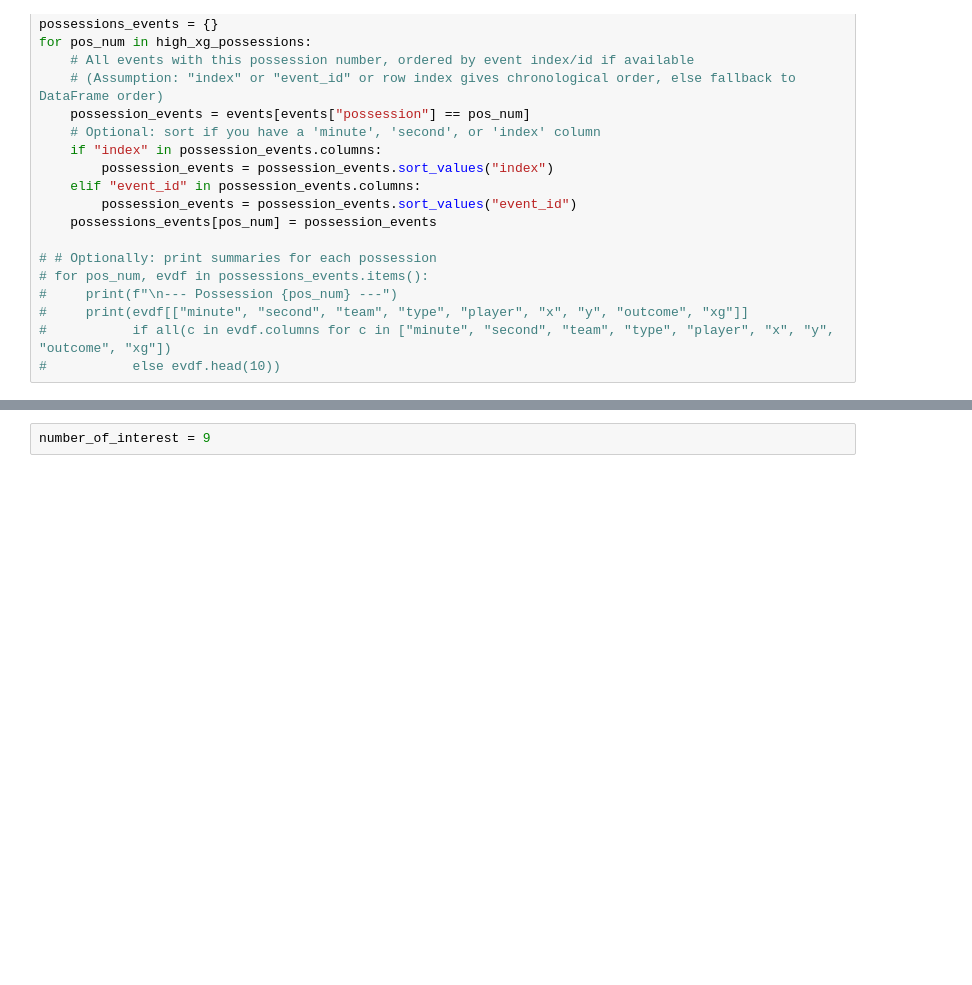
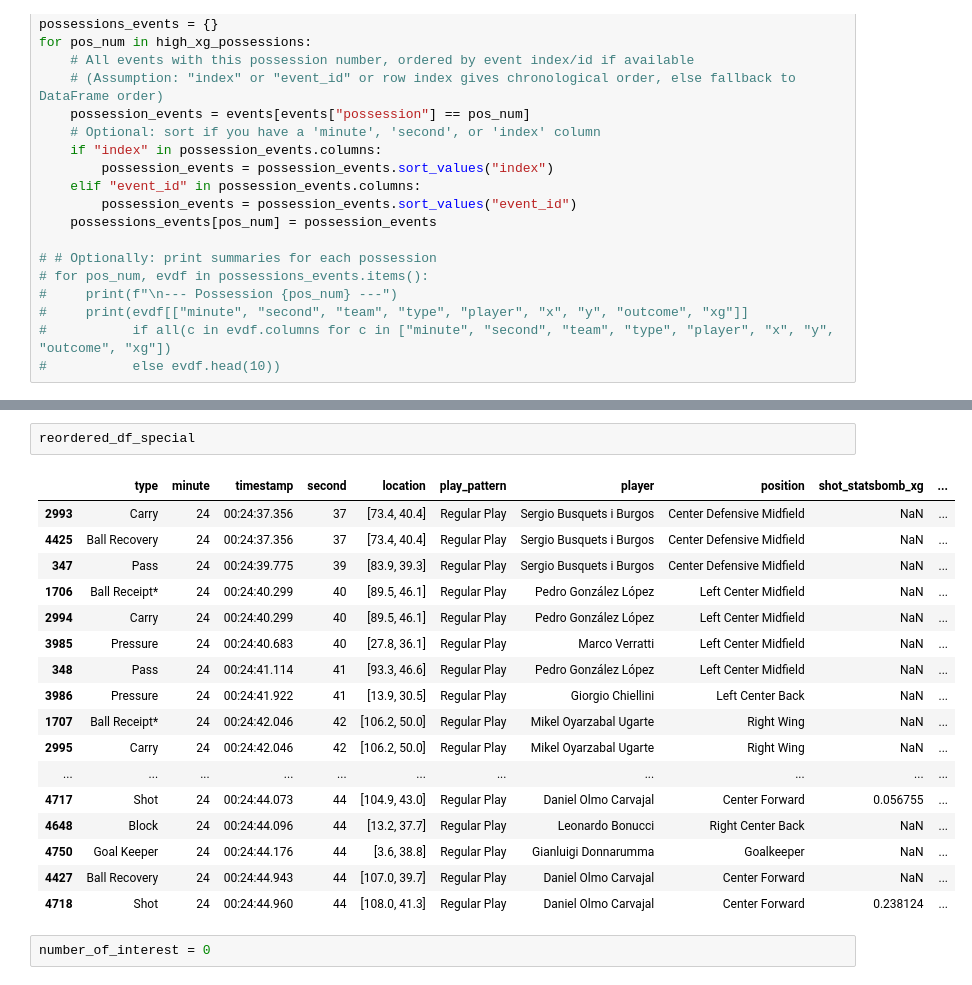
Before and after one commit to finnlsmith/SCOUTING_UI_PROJECT-, a Jupyter notebook: extra_eda_for_FE.ipynb, the cells around one changed output, grey strips where cells are left out. Saved outputs shown, nothing was run; the diff lists cells and outputs as text; blank space fills up the shorter version.

```diff
--- a/extra_eda_for_FE.ipynb
+++ b/extra_eda_for_FE.ipynb
@@ -144,2 +144,22 @@ len(high_xg_possessions)
+# %%
+reordered_df_special
+# %% [output]
+|  | type | minute | timestamp | second | location | play_pattern | player | position | shot_statsbomb_xg | ... |
+| 2993 | Carry | 24 | 00:24:37.356 | 37 | [73.4, 40.4] | Regular Play | Sergio Busquets i Burgos | Center Defensive Midfield | NaN | ... |
+| 4425 | Ball Recovery | 24 | 00:24:37.356 | 37 | [73.4, 40.4] | Regular Play | Sergio Busquets i Burgos | Center Defensive Midfield | NaN | ... |
+| 347 | Pass | 24 | 00:24:39.775 | 39 | [83.9, 39.3] | Regular Play | Sergio Busquets i Burgos | Center Defensive Midfield | NaN | ... |
+| 1706 | Ball Receipt* | 24 | 00:24:40.299 | 40 | [89.5, 46.1] | Regular Play | Pedro González López | Left Center Midfield | NaN | ... |
+| 2994 | Carry | 24 | 00:24:40.299 | 40 | [89.5, 46.1] | Regular Play | Pedro González López | Left Center Midfield | NaN | ... |
+| 3985 | Pressure | 24 | 00:24:40.683 | 40 | [27.8, 36.1] | Regular Play | Marco Verratti | Left Center Midfield | NaN | ... |
+| 348 | Pass | 24 | 00:24:41.114 | 41 | [93.3, 46.6] | Regular Play | Pedro González López | Left Center Midfield | NaN | ... |
+| 3986 | Pressure | 24 | 00:24:41.922 | 41 | [13.9, 30.5] | Regular Play | Giorgio Chiellini | Left Center Back | NaN | ... |
+| 1707 | Ball Receipt* | 24 | 00:24:42.046 | 42 | [106.2, 50.0] | Regular Play | Mikel Oyarzabal Ugarte | Right Wing | NaN | ... |
+| 2995 | Carry | 24 | 00:24:42.046 | 42 | [106.2, 50.0] | Regular Play | Mikel Oyarzabal Ugarte | Right Wing | NaN | ... |
+| ... | ... | ... | ... | ... | ... | ... | ... | ... | ... | ... |
+| 4717 | Shot | 24 | 00:24:44.073 | 44 | [104.9, 43.0] | Regular Play | Daniel Olmo Carvajal | Center Forward | 0.056755 | ... |
+| 4648 | Block | 24 | 00:24:44.096 | 44 | [13.2, 37.7] | Regular Play | Leonardo Bonucci | Right Center Back | NaN | ... |
+| 4750 | Goal Keeper | 24 | 00:24:44.176 | 44 | [3.6, 38.8] | Regular Play | Gianluigi Donnarumma | Goalkeeper | NaN | ... |
+| 4427 | Ball Recovery | 24 | 00:24:44.943 | 44 | [107.0, 39.7] | Regular Play | Daniel Olmo Carvajal | Center Forward | NaN | ... |
+| 4718 | Shot | 24 | 00:24:44.960 | 44 | [108.0, 41.3] | Regular Play | Daniel Olmo Carvajal | Center Forward | 0.238124 | ... |
 # %%
-number_of_interest = 9
+number_of_interest = 0
```
Also changed, not shown: parts of 4 cells of this notebook.
